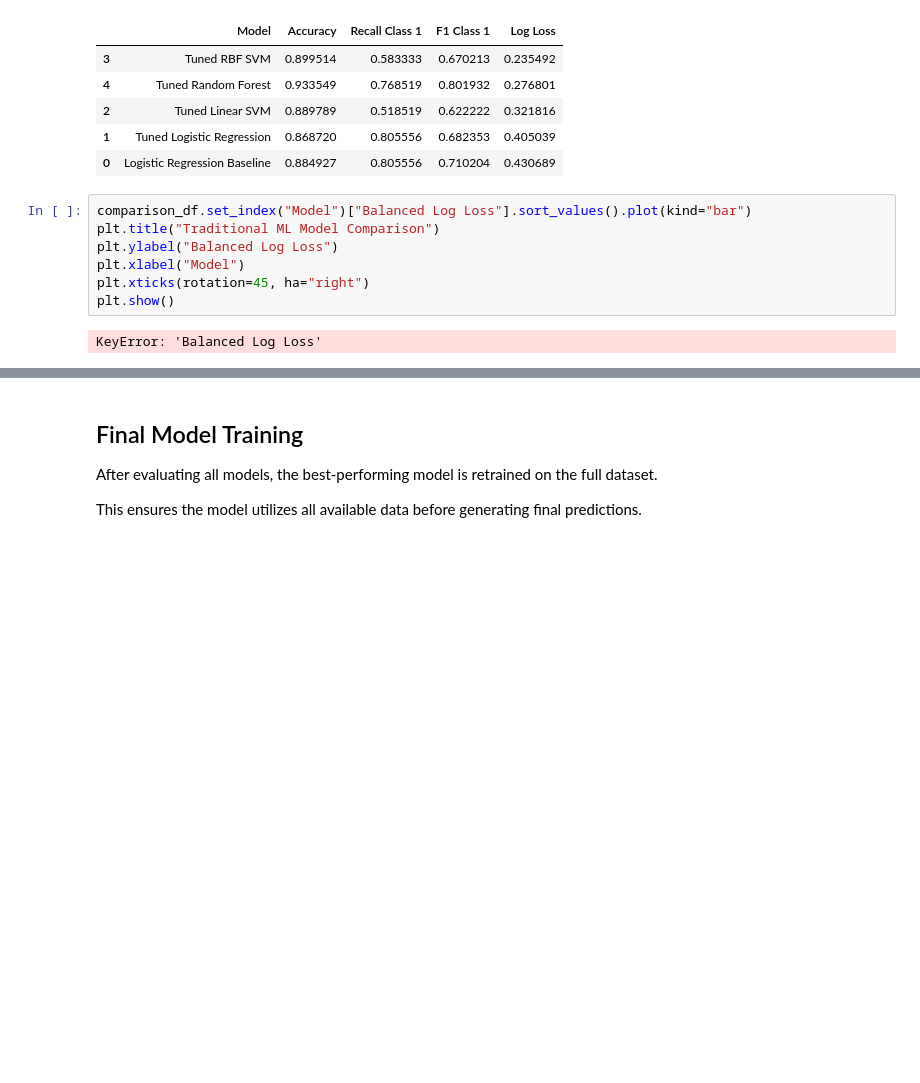
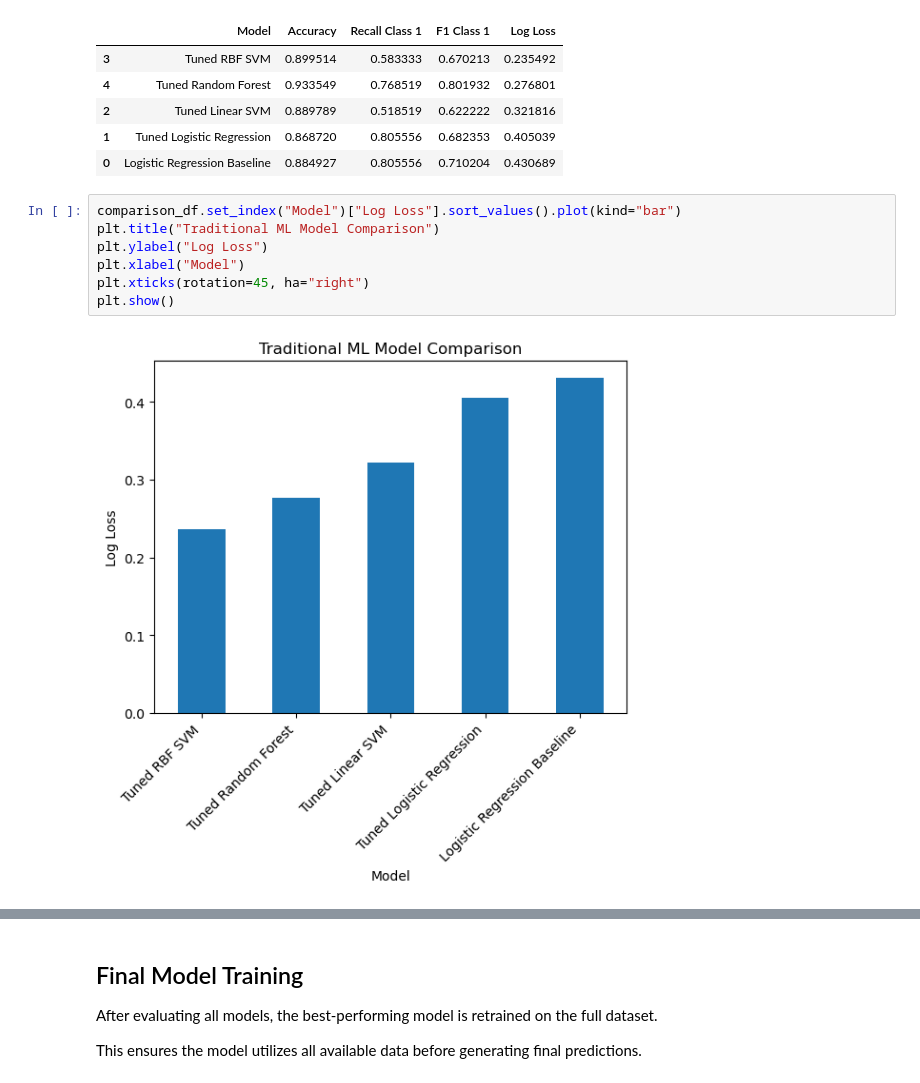
Before and after one commit to jmiralo84/CS4662-Project-Identifying-Age-Related-Conditions, a Jupyter notebook: Notebooks/traditional_ml.ipynb, the cells around one changed output, grey strips where cells are left out. Saved outputs shown, nothing was run; the diff lists cells and outputs as text; blank space fills up the shorter version.

```diff
--- a/Notebooks/traditional_ml.ipynb
+++ b/Notebooks/traditional_ml.ipynb
@@ -643,14 +643,14 @@ comparison_df = pd.DataFrame([
 | 1 | Tuned Logistic Regression | 0.868720 | 0.805556 | 0.682353 | 0.405039 |
 | 0 | Logistic Regression Baseline | 0.884927 | 0.805556 | 0.710204 | 0.430689 |
 # %%
-comparison_df.set_index("Model")["Balanced Log Loss"].sort_values().plot(kind="bar")
+comparison_df.set_index("Model")["Log Loss"].sort_values().plot(kind="bar")
 plt.title("Traditional ML Model Comparison")
-plt.ylabel("Balanced Log Loss")
+plt.ylabel("Log Loss")
 plt.xlabel("Model")
 plt.xticks(rotation=45, ha="right")
 plt.show()
 # %% [output]
-KeyError: 'Balanced Log Loss'
+[figure, added]
 # %%
 #Selelcts the Lowest loss model with is the best for this
 
```
Also changed, not shown: parts of 3 cells of this notebook, 7 other files.
